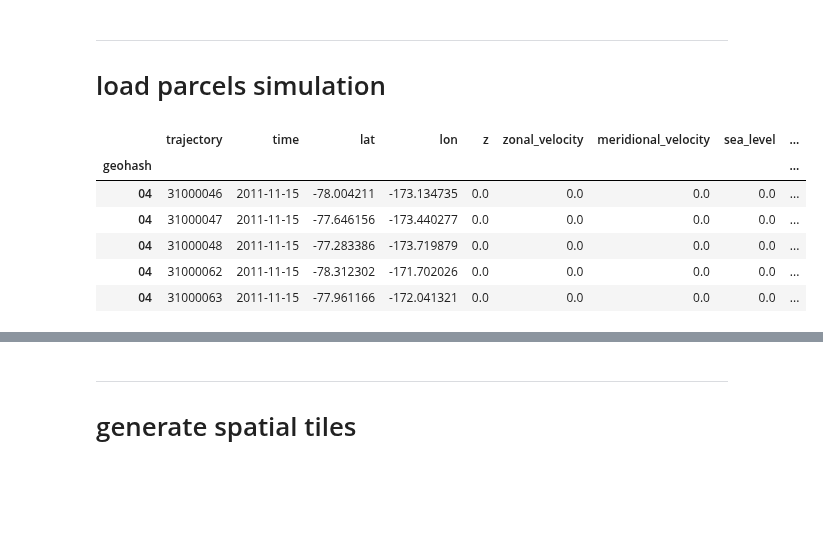
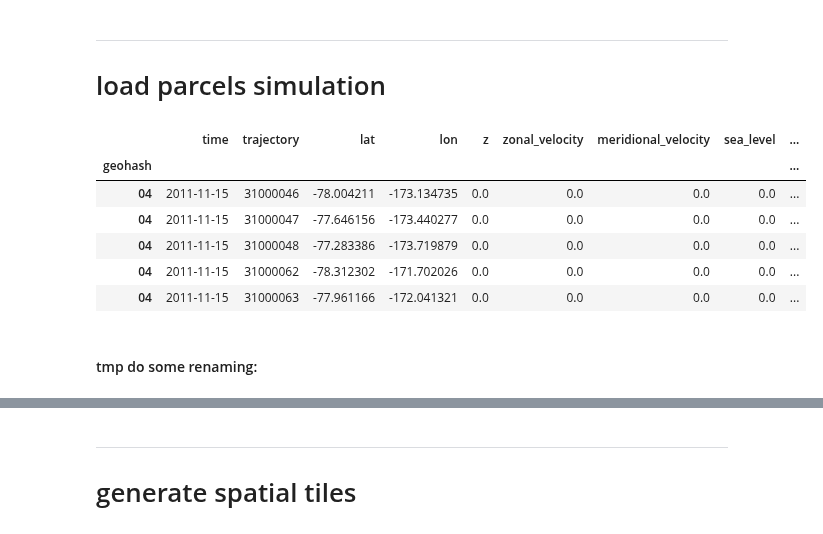
Before and after one commit to apatlpo/mit_equinox, a Jupyter notebook: parcels/space_time_autocovariance.ipynb, the cells around one changed output, grey strips where cells are left out. Drawn from its saved outputs; the diff is of its cells as text; code cells hidden in the pictures; blank space fills up the shorter version.

```diff
--- a/parcels/space_time_autocovariance.ipynb
+++ b/parcels/space_time_autocovariance.ipynb
@@ -84,15 +88,24 @@ d2h=24
 # %%
 root_dir = '/home1/datawork/aponte/parcels/'
 run_name = 'global_extra_T365j_dt1j_dij50'
 
-p = pa.parcels_output(root_dir+run_name, parquets=['geohash_p{}'.format(geohash_resolution)])
-df = p['geohash_p{}'.format(geohash_resolution)]
+pname = 'geohash_p{}'.format(geohash_resolution)
+p = pa.parcels_output(root_dir+run_name,
+                      parquets=[pname],
+                     )
+df = p[pname]
+
+# should persist df here
+#df = df.persist()
+
 df.head()
 # %% [output]
-|  | trajectory | time | lat | lon | z | zonal_velocity | meridional_velocity | sea_level | ... |
+|  | time | trajectory | lat | lon | z | zonal_velocity | meridional_velocity | sea_level | ... |
 | geohash |  |  |  |  |  |  |  |  | ... |
-| 04 | 31000046 | 2011-11-15 | -78.004211 | -173.134735 | 0.0 | 0.0 | 0.0 | 0.0 | ... |
-| 04 | 31000047 | 2011-11-15 | -77.646156 | -173.440277 | 0.0 | 0.0 | 0.0 | 0.0 | ... |
-| 04 | 31000048 | 2011-11-15 | -77.283386 | -173.719879 | 0.0 | 0.0 | 0.0 | 0.0 | ... |
-| 04 | 31000062 | 2011-11-15 | -78.312302 | -171.702026 | 0.0 | 0.0 | 0.0 | 0.0 | ... |
-| 04 | 31000063 | 2011-11-15 | -77.961166 | -172.041321 | 0.0 | 0.0 | 0.0 | 0.0 | ... |
+| 04 | 2011-11-15 | 31000046 | -78.004211 | -173.134735 | 0.0 | 0.0 | 0.0 | 0.0 | ... |
+| 04 | 2011-11-15 | 31000047 | -77.646156 | -173.440277 | 0.0 | 0.0 | 0.0 | 0.0 | ... |
+| 04 | 2011-11-15 | 31000048 | -77.283386 | -173.719879 | 0.0 | 0.0 | 0.0 | 0.0 | ... |
+| 04 | 2011-11-15 | 31000062 | -78.312302 | -171.702026 | 0.0 | 0.0 | 0.0 | 0.0 | ... |
+| 04 | 2011-11-15 | 31000063 | -77.961166 | -172.041321 | 0.0 | 0.0 | 0.0 | 0.0 | ... |
+# %% [markdown]
+#### tmp do some renaming:
```
Also changed, not shown: parts of 107 cells of this notebook, 4 other files.
